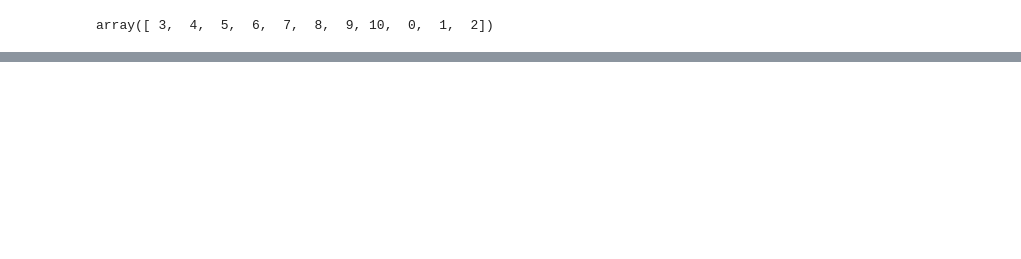
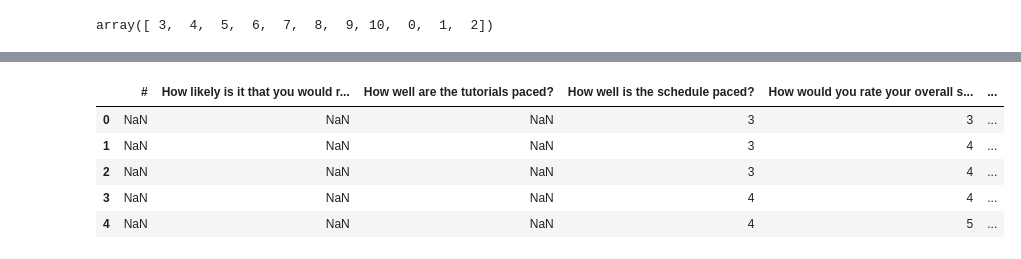
Before and after one commit to fchikwekwe/NPS_data, a Jupyter notebook: NPS_data.ipynb, the cells around one changed output, grey strips where cells are left out. Cells and saved outputs as stored; diff of their text form; code cells hidden in the pictures; blank space fills up the shorter version.

```diff
--- a/NPS_data.ipynb
+++ b/NPS_data.ipynb
@@ -155,0 +223,7 @@ array([ 3,  4,  5,  6,  7,  8,  9, 10,  0,  1,  2])
+# %%
+csv_2016 = glob.glob(os.path.join('./SA Feedback Surveys_FINAL/2016/', "*.csv"))
+read_all_csvs = (pd.read_csv(f) for f in csv_2016)
+data_2016 = pd.concat(read_all_csvs, ignore_index = True, sort = True)
+
+# path_2016 = "./SA Feedback Surveys_FINAL/2016/*.csv"
+# data_2016 = pd.read_csv(path_2016)
@@ -155,0 +251,7 @@ array([ 3,  4,  5,  6,  7,  8,  9, 10,  0,  1,  2])
+# %%
+def replace_errors_in_ratings_2016(data_2016):
+    arg_all_but_errors = (data_2016["How well is the schedule paced?"] != "#REF!")
+    data_2016 = data_2016[arg_all_but_errors]
+    return data_2016
+# %%
+data_2016 = replace_errors_in_ratings_2016(data_2016)
@@ -155,0 +279,9 @@ array([ 3,  4,  5,  6,  7,  8,  9, 10,  0,  1,  2])
+# %%
+data_2016.head()
+# %% [output]
+|  | # | How likely is it that you would r... | How well are the tutorials paced? | How well is the schedule paced? | How would you rate your overall s... | ... |
+| 0 | NaN | NaN | NaN | 3 | 3 | ... |
+| 1 | NaN | NaN | NaN | 3 | 4 | ... |
+| 2 | NaN | NaN | NaN | 3 | 4 | ... |
+| 3 | NaN | NaN | NaN | 4 | 4 | ... |
+| 4 | NaN | NaN | NaN | 4 | 5 | ... |
```
Also changed, not shown: parts of 30 cells of this notebook.
